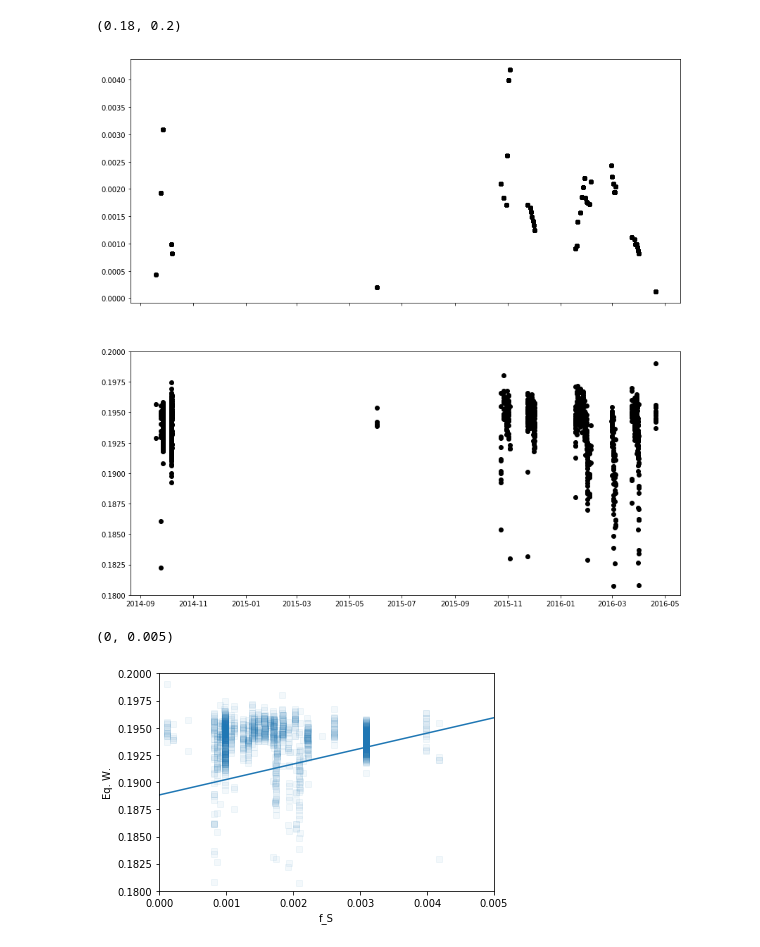
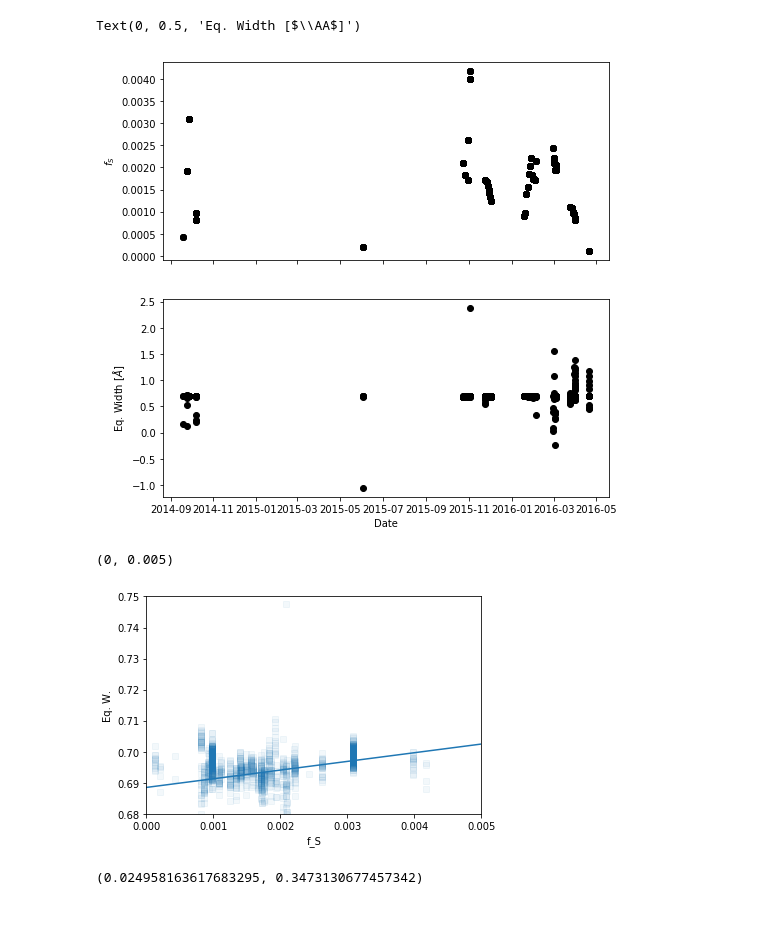
Before and after one commit to bmorris3/sharp, a Jupyter notebook: inspect_archive_moon.ipynb, the cells around one changed output. Drawn from its saved outputs; the diff is of its cells as text; code cells hidden in the pictures; blank space fills up the shorter version.

```diff
--- a/inspect_archive_moon.ipynb
+++ b/inspect_archive_moon.ipynb
@@ -7,8 +7,8 @@ from glob import glob
 
 archive = h5py.File("archive.hdf5", 'r')
 # %%
-wl_min = 5590
-wl_max = 5610
+wl_min = 5201#5590
+wl_max = 5231#5610
 
 class Spectrum(object):
     def __init__(self, wl, fl):
@@ -25,9 +25,11 @@ for isot in list(archive):
     if sp.flux.max() < 1.2:
         plt.plot(sp.wavelength, sp.flux)
 
-tio = 5598.410
+#tio = 5598.410
 
-plt.xlim([tio - 5, tio + 5])
+tio = control = 5208.5 #5603.8 #5594.6 #5602.9 #5593.75 #5594.5
+
+# plt.xlim([tio - 5, tio + 5])
 plt.ylim([0, 2])
 # %% [output]
 (0, 2)
@@ -76,19 +78,19 @@ phoenix_wl = phoenix_wl[(wl_min < phoenix_wl) & (wl_max > phoenix_wl)]
 
 phoenix_fl /= np.median(phoenix_fl)
 # %%
-wavelength_offset = -0.54 #1.42
+wavelength_offset = -0.5 #1.42
 fig, ax = plt.subplots(1, 2, figsize=(14, 8))
 ax[0].plot(phoenix_wl, phoenix_fl, label='PHOENIX')
 ax[0].plot(spectra[0].wavelength - wavelength_offset, coadded, label='Coadded')
-window = 1.
+window = 3.
 ax[0].set_xlim([tio - window, tio + window])
 ax[0].axvline(tio)
 ax[0].legend()
 
-control = 5594.5 #5593.75
+control = 5603.8 #5602.9 #5593.75 # 5594.5
 ax[1].plot(phoenix_wl, phoenix_fl, label='PHOENIX')
 ax[1].plot(spectra[0].wavelength - wavelength_offset, coadded, label='Coadded')
-window = 1
+# window = 3
 ax[1].set_xlim([control - window, control + window])
 ax[1].axvline(tio)
 ax[1].legend()
@@ -109,11 +111,11 @@ for k, v in f_S.items():
     plotdates.append(Time(k, format='iso').plot_date)
     spot_coverages.append(v)
 # %%
-fig, ax = plt.subplots(2, 1, figsize=(14, 14), sharex=True)
+fig, ax = plt.subplots(2, 1, figsize=(8, 8), sharex=True)
 
 # fig2, ax2 = plt.subplots(figsize=(4, 4))
 
-window = 1.  # 0.5
+window = 3 # 0.4  # 0.5
 
 all_fs = []
 all_ew = []
@@ -158,7 +160,12 @@ for i in range(1, len(spectra)):
 #     ax[0].axvline(tioline, ls='--', alpha=0.5)
 
 # ax[1].set_ylim([0.18, 0.194])
-ax[1].set_ylim([0.18, 0.2])
+# ax[1].set_ylim([0.18, 0.2])
+ax[1].set_xlabel('Date')
+ax[0].set_ylabel('$f_S$')
+ax[1].set_ylabel('Eq. Width [$\AA$]')
+
+# fig.savefig('plots/no_correlation.pdf', bbox_inches='tight', dpi=250)
 # plt.axhline(0.2)
 # window = 1
 # ax[1].set_xlim([control - window, control + window])
@@ -170,20 +177,29 @@ ax[1].set_ylim([0.18, 0.2])
 
 # ax[1].set_ylim([-0.02, 0.02])
 # %% [output]
-(0.18, 0.2)
+Text(0, 0.5, 'Eq. Width [$\\AA$]')
-[figure, old version]
+[figure, new version]
 # %%
 plt.scatter(all_fs, all_ew, marker=',', alpha=0.05)
 
 params = np.polyfit(all_fs, all_ew, 1)
 x = np.linspace(0, 0.005)
 y = np.polyval(params, x)
 
 plt.plot(x, y)
 plt.xlabel('f_S')
 plt.ylabel('Eq. W.')
-plt.ylim([0.18, 0.2])
+plt.ylim([0.68, 0.75])
+# plt.ylim([0., 0.05])
+
 plt.xlim([0, 0.005])
 # %% [output]
 (0, 0.005)
-[figure, old version]
+[figure, new version]
+# %%
+from scipy.stats import pearsonr
+
+#pearsonr(all_fs, all_ew)
+pearsonr(all_fs, all_ew)
+# %% [output]
+(0.024958163617683295, 0.3473130677457342)
```
Also changed, not shown: parts of 3 cells of this notebook, 2 other files.
